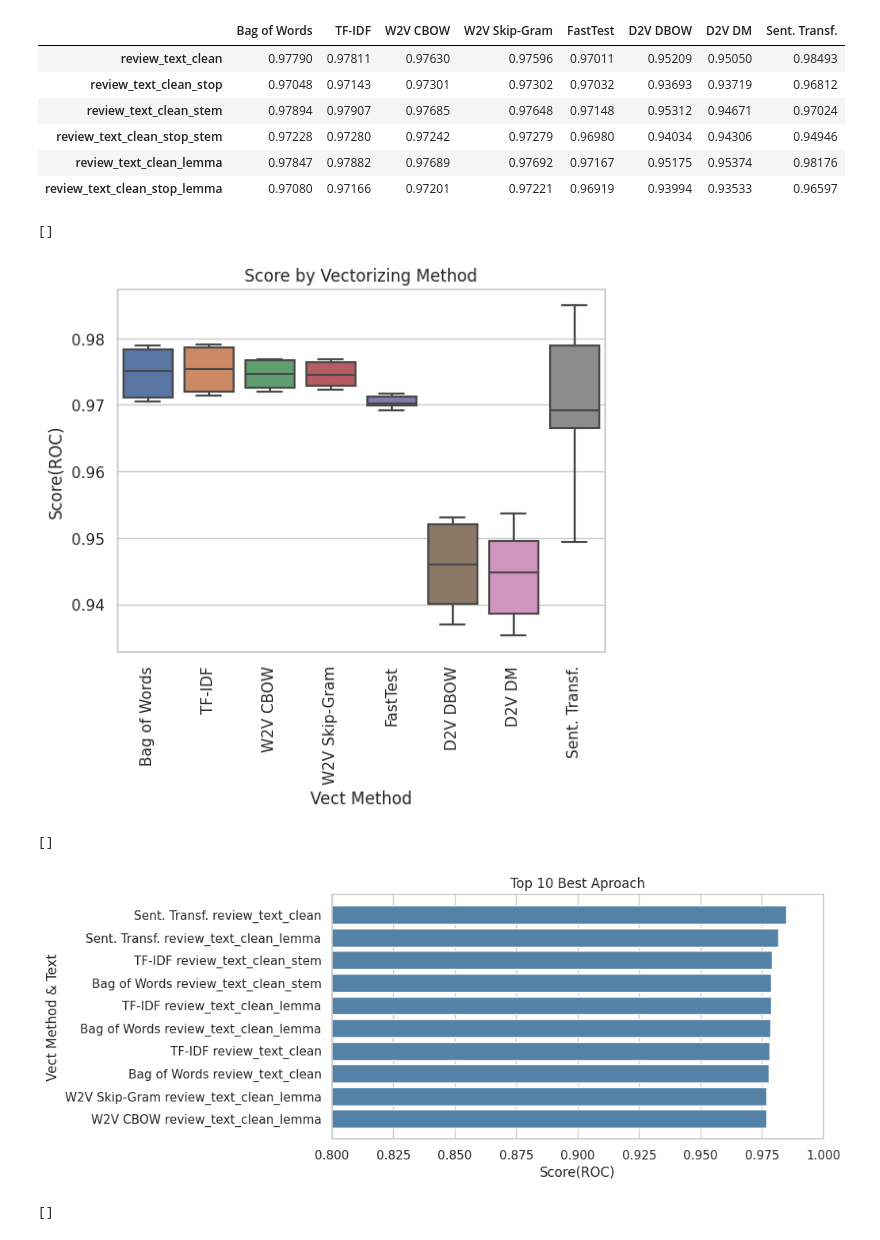
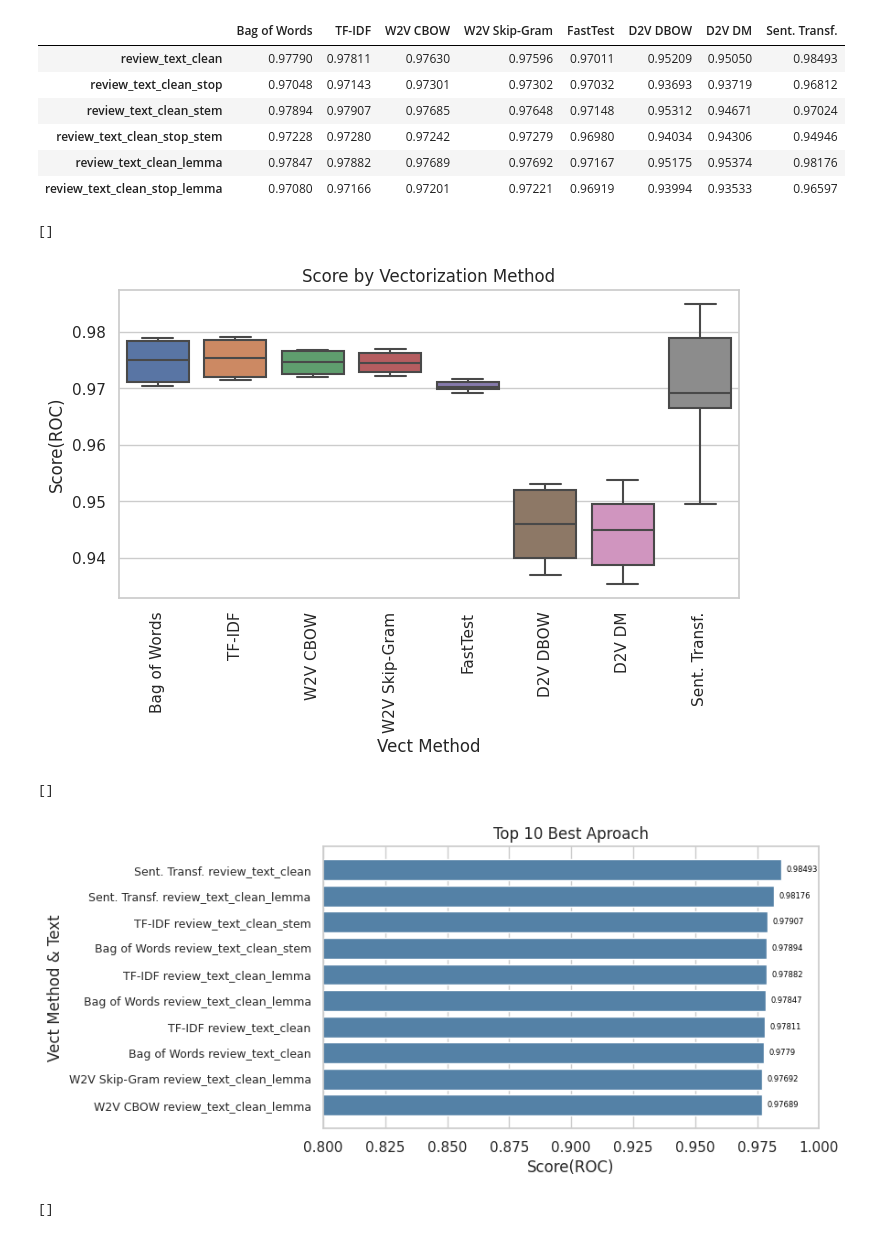
Before and after one commit to rdemarqui/sentiment_analysis, a Jupyter notebook: 02 Vectorization.ipynb, the cells around one changed output. Saved outputs shown, nothing was run; the diff lists cells and outputs as text; code cells hidden in the pictures.

```diff
--- a/02 Vectorization.ipynb
+++ b/02 Vectorization.ipynb
@@ -574,31 +574,35 @@ df_scores_vect
 | review_text_clean_lemma | 0.97847 | 0.97882 | 0.97689 | 0.97692 | 0.97167 | 0.95175 | 0.95374 | 0.98176 |
 | review_text_clean_stop_lemma | 0.97080 | 0.97166 | 0.97201 | 0.97221 | 0.96919 | 0.93994 | 0.93533 | 0.96597 |
 # %%
+plt.figure(figsize=(8, 4))
 columns_name = {'level_0':'Text Type', 'level_1': 'Vect Method', 0: 'Score(ROC)'}
 df_scores_vect_stack = df_scores_vect.stack().reset_index().rename(columns=columns_name)
 df_scores_vect_stack['Vect Method & Text'] =  df_scores_vect_stack['Vect Method'] + ' ' + df_scores_vect_stack['Text Type']
 
 ax = sns.boxplot(x='Vect Method',
                  y='Score(ROC)',
                  data=df_scores_vect_stack)
 ax.set_xticklabels(ax.get_xticklabels(), rotation=90)
-plt.title('Score by Vectorizing Method')
+plt.title('Score by Vectorization Method')
 plt.plot()
 # %% [output]
 []
-[figure, old version]
+[figure, new version]
 # %%
-plt.figure(figsize=(8, 4))
+plt.figure(figsize=(7, 4))
+df_top10 = df_scores_vect_stack.sort_values(by='Score(ROC)', ascending=False).head(10)
 ax = sns.barplot(x='Score(ROC)', y='Vect Method & Text',
-                 data=df_scores_vect_stack.sort_values(by='Score(ROC)', ascending=False).head(10),
+                 data=df_top10,
                  orient='h', color='steelblue')
-ax.set_yticklabels(ax.get_yticklabels())
+ax.set_yticklabels(ax.get_yticklabels(), fontsize=9)
 plt.xlim(0.8, 1)
+for i, v in enumerate(df_top10['Score(ROC)']):
+    ax.text(v + 0.002, i, str(v), color='black', va='center', fontsize=6)
 plt.title('Top 10 Best Aproach')
 plt.plot()
 # %% [output]
 []
-[figure, old version]
+[figure, new version]
 # %%
 plt.figure(figsize=(10, 6))
 ax = sns.barplot(x='Vect Method', y='Score(ROC)',
```
